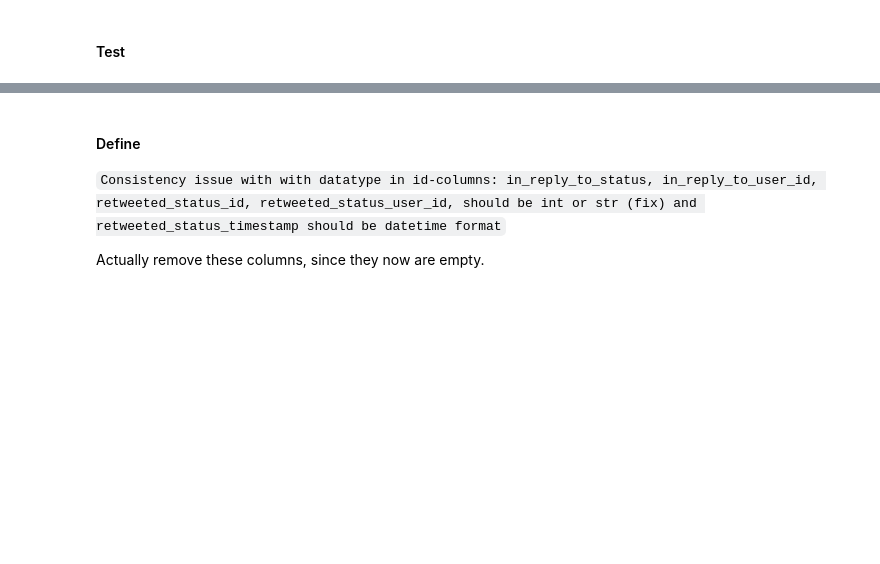
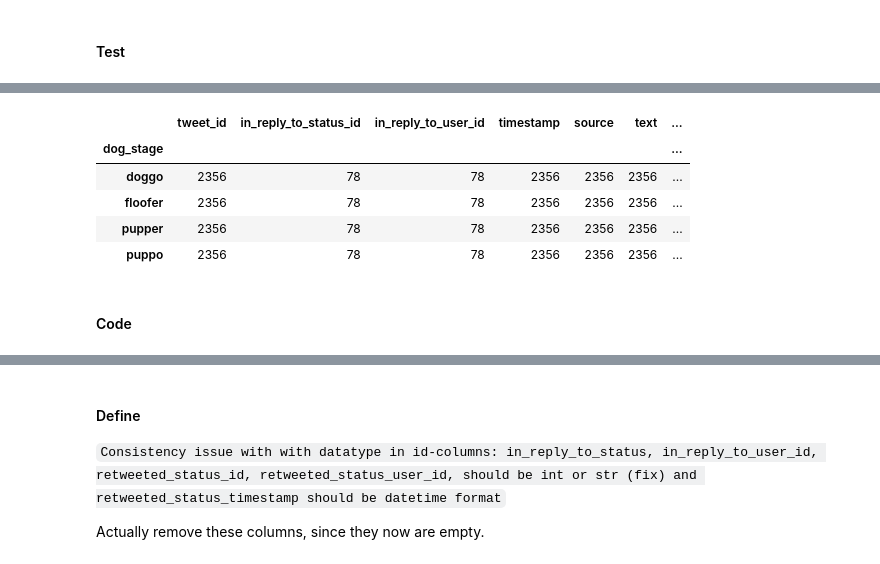
Before and after one commit to KarinWiberg/uc_dataanalyst_project_dogs_of_twitter, a Jupyter notebook: wrangle_act.ipynb, the cells around one changed output, grey strips where cells are left out. Drawn from its saved outputs; the diff is of its cells as text; code cells hidden in the pictures; blank space fills up the shorter version.

```diff
--- a/wrangle_act.ipynb
+++ b/wrangle_act.ipynb
@@ -924,0 +945,11 @@ memory usage: 1.2+ MB
+# %%
+df_twitter_data.groupby('dog_stage').count()
+# %% [output]
+|  | tweet_id | in_reply_to_status_id | in_reply_to_user_id | timestamp | source | text | ... |
+| dog_stage |  |  |  |  |  |  | ... |
+| doggo | 2356 | 78 | 78 | 2356 | 2356 | 2356 | ... |
+| floofer | 2356 | 78 | 78 | 2356 | 2356 | 2356 | ... |
+| pupper | 2356 | 78 | 78 | 2356 | 2356 | 2356 | ... |
+| puppo | 2356 | 78 | 78 | 2356 | 2356 | 2356 | ... |
+# %% [markdown]
+#### Code
```
Also changed, not shown: parts of 21 cells of this notebook.
